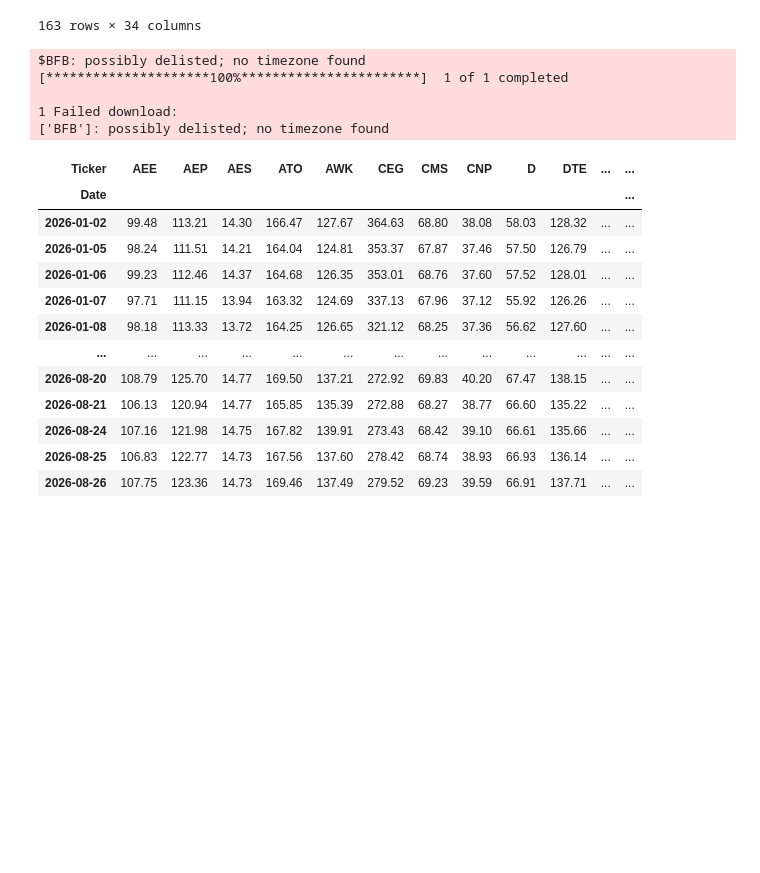
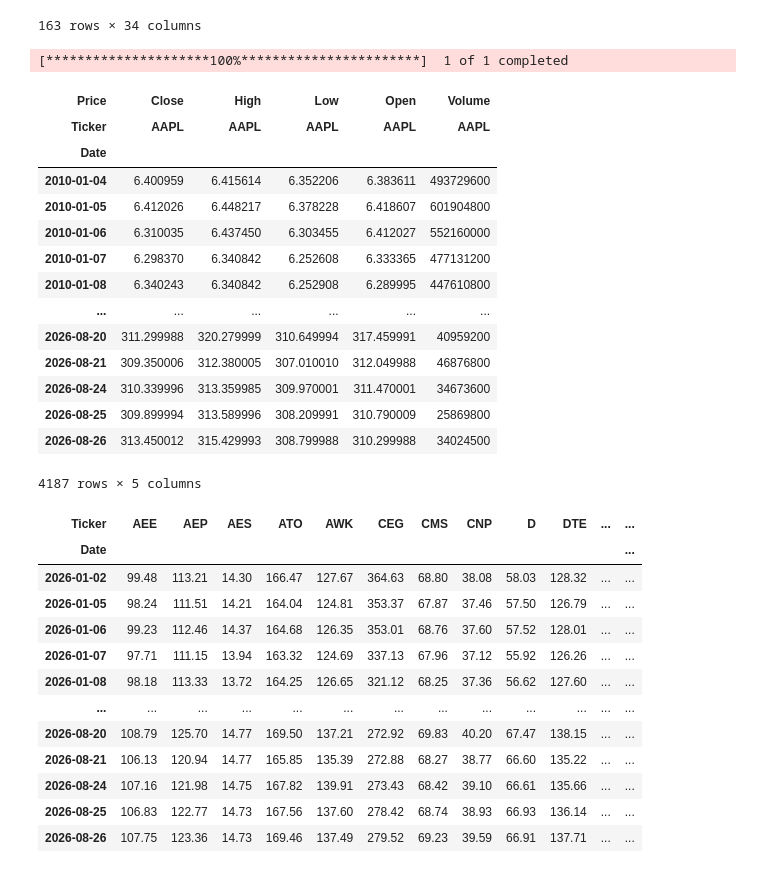
Before and after one commit to Alvarosv1404/Portafolio-financiero, a Jupyter notebook: notebooks/Ideal portafolio.ipynb, the cells around one changed output. Saved outputs shown, nothing was run; the diff lists cells and outputs as text; code cells hidden in the pictures; blank space fills up the shorter version.

```diff
--- a/notebooks/Ideal portafolio.ipynb
+++ b/notebooks/Ideal portafolio.ipynb
@@ -151,13 +150,25 @@ datos_por_sector["Consumer Staples"].round(2)
 163 rows × 34 columns
 # %%
 import yfinance as yf
-accion = yf.download(tickers="BFb",start="2010-01-01",end=date.today())
+accion = yf.download(tickers="AAPL",start="2010-01-01",end=date.today())
+accion
 # %% [output]
-$BFB: possibly delisted; no timezone found
 [*********************100%***********************]  1 of 1 completed
-
-1 Failed download:
-['BFB']: possibly delisted; no timezone found
+| Price | Close | High | Low | Open | Volume |
+| Ticker | AAPL | AAPL | AAPL | AAPL | AAPL |
+| Date |  |  |  |  |  |
+| 2010-01-04 | 6.400959 | 6.415614 | 6.352206 | 6.383611 | 493729600 |
+| 2010-01-05 | 6.412026 | 6.448217 | 6.378228 | 6.418607 | 601904800 |
+| 2010-01-06 | 6.310035 | 6.437450 | 6.303455 | 6.412027 | 552160000 |
+| 2010-01-07 | 6.298370 | 6.340842 | 6.252608 | 6.333365 | 477131200 |
+| 2010-01-08 | 6.340243 | 6.340842 | 6.252908 | 6.289995 | 447610800 |
+| ... | ... | ... | ... | ... | ... |
+| 2026-08-20 | 311.299988 | 320.279999 | 310.649994 | 317.459991 | 40959200 |
+| 2026-08-21 | 309.350006 | 312.380005 | 307.010010 | 312.049988 | 46876800 |
+| 2026-08-24 | 310.339996 | 313.359985 | 309.970001 | 311.470001 | 34673600 |
+| 2026-08-25 | 309.899994 | 313.589996 | 308.209991 | 310.790009 | 25869800 |
+| 2026-08-26 | 313.450012 | 315.429993 | 308.799988 | 310.299988 | 34024500 |
+4187 rows × 5 columns
 # %%
 datos_por_sector["Utilities"].round(2)
 # %% [output]
```
Also changed, not shown: parts of 2 cells of this notebook, 1 other file.
